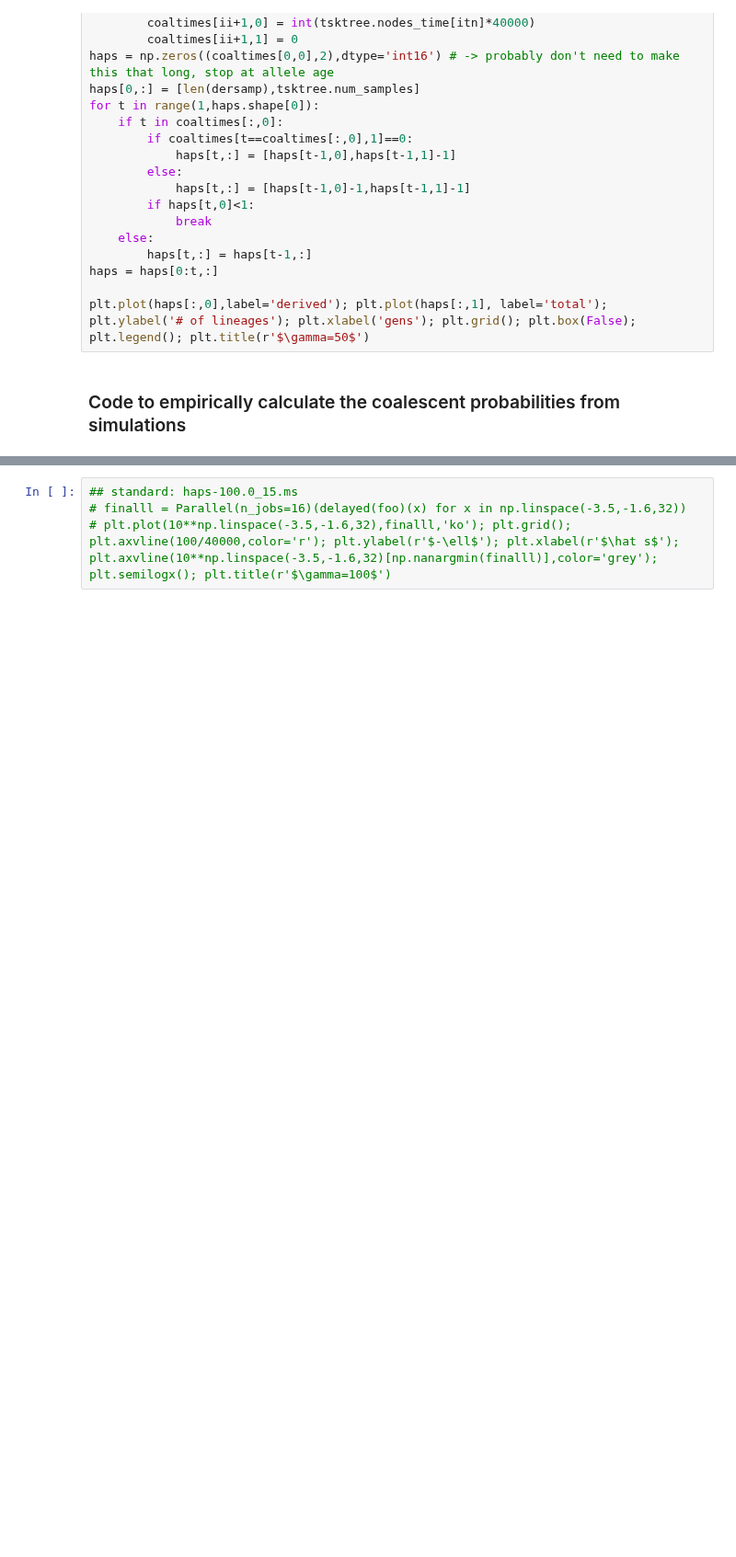
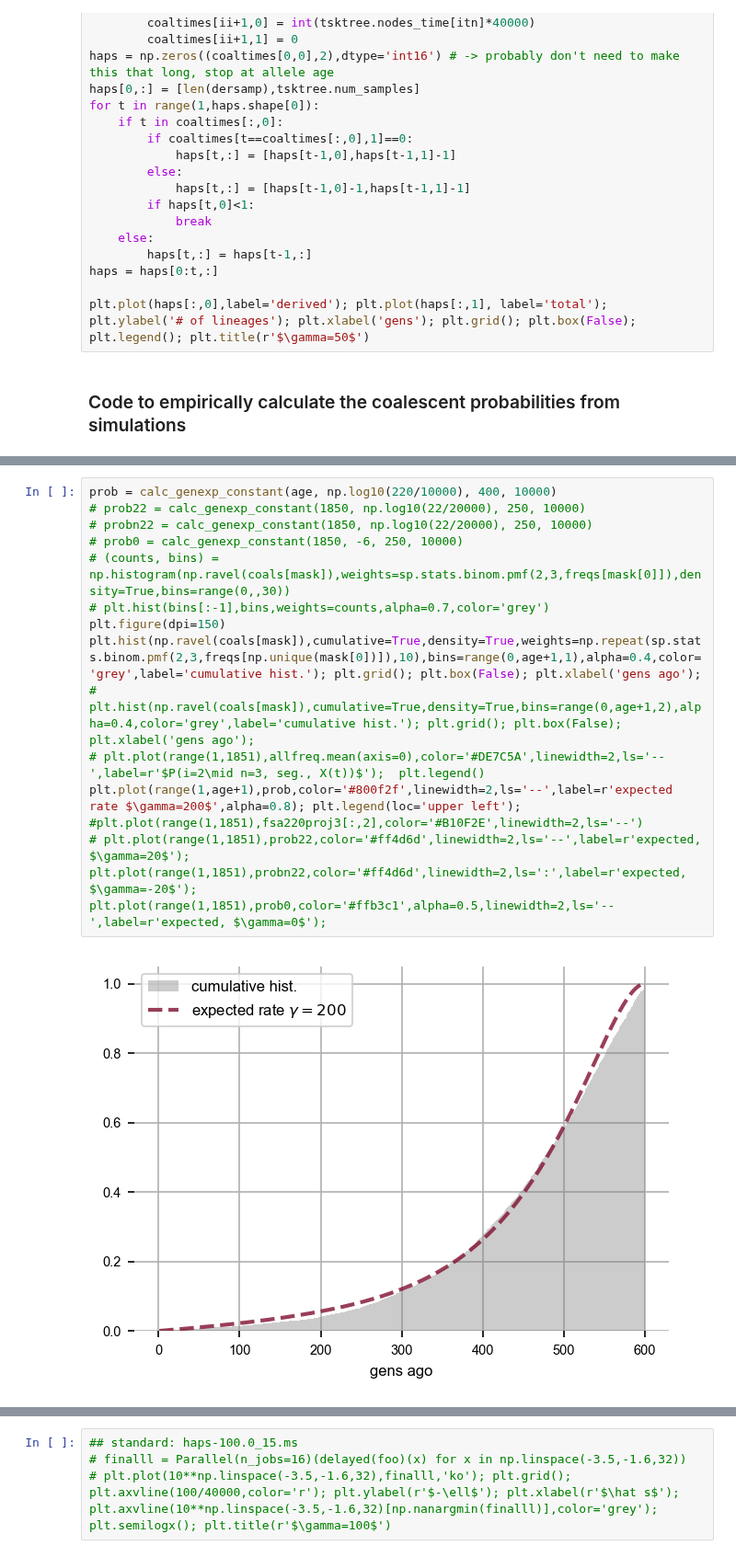
Before and after one commit to VivaswatS/selCoefEst, a Jupyter notebook: calc-genlik.ipynb, the cells around one changed output, grey strips where cells are left out. Shown at 92% size. Cells and saved outputs as stored; diff of their text form; blank space fills up the shorter version.

```diff
--- a/calc-genlik.ipynb
+++ b/calc-genlik.ipynb
@@ -574,0 +426,15 @@ foo(-2)
+# %%
+prob = calc_genexp_constant(age, np.log10(220/10000), 400, 10000)
+# prob22 = calc_genexp_constant(1850, np.log10(22/20000), 250, 10000)
+# probn22 = calc_genexp_constant(1850, np.log10(22/20000), 250, 10000)
+# prob0 = calc_genexp_constant(1850, -6, 250, 10000)
+# (counts, bins) = np.histogram(np.ravel(coals[mask]),weights=sp.stats.binom.pmf(2,3,freqs[mask[0]]),density=True,bins=range(0,,30))
+# plt.hist(bins[:-1],bins,weights=counts,alpha=0.7,color='grey')
+plt.figure(dpi=150)
+plt.hist(np.ravel(coals[mask]),cumulative=True,density=True,weights=np.repeat(sp.stats.binom.pmf(2,3,freqs[np.unique(mask[0])]),10),bins=range(0,age+1,1),alpha=0.4,color='grey',label='cumulative hist.'); plt.grid(); plt.box(False); plt.xlabel('gens ago');
+# plt.hist(np.ravel(coals[mask]),cumulative=True,density=True,bins=range(0,age+1,2),alpha=0.4,color='grey',label='cumulative hist.'); plt.grid(); plt.box(False); plt.xlabel('gens ago');
+# plt.plot(range(1,1851),allfreq.mean(axis=0),color='#DE7C5A',linewidth=2,ls='--',label=r'$P(i=2\mid n=3, seg., X(t))$');  plt.legend()
+plt.plot(range(1,age+1),prob,color='#800f2f',linewidth=2,ls='--',label=r'expected rate $\gamma=200$',alpha=0.8); plt.legend(loc='upper left'); #plt.plot(range(1,1851),fsa220proj3[:,2],color='#B10F2E',linewidth=2,ls='--')
+# plt.plot(range(1,1851),prob22,color='#ff4d6d',linewidth=2,ls='--',label=r'expected, $\gamma=20$'); plt.plot(range(1,1851),probn22,color='#ff4d6d',linewidth=2,ls=':',label=r'expected, $\gamma=-20$'); plt.plot(range(1,1851),prob0,color='#ffb3c1',alpha=0.5,linewidth=2,ls='--',label=r'expected, $\gamma=0$');
+# %% [output]
+[figure, added]
```
Also changed, not shown: parts of 24 cells of this notebook, 10 other files.
